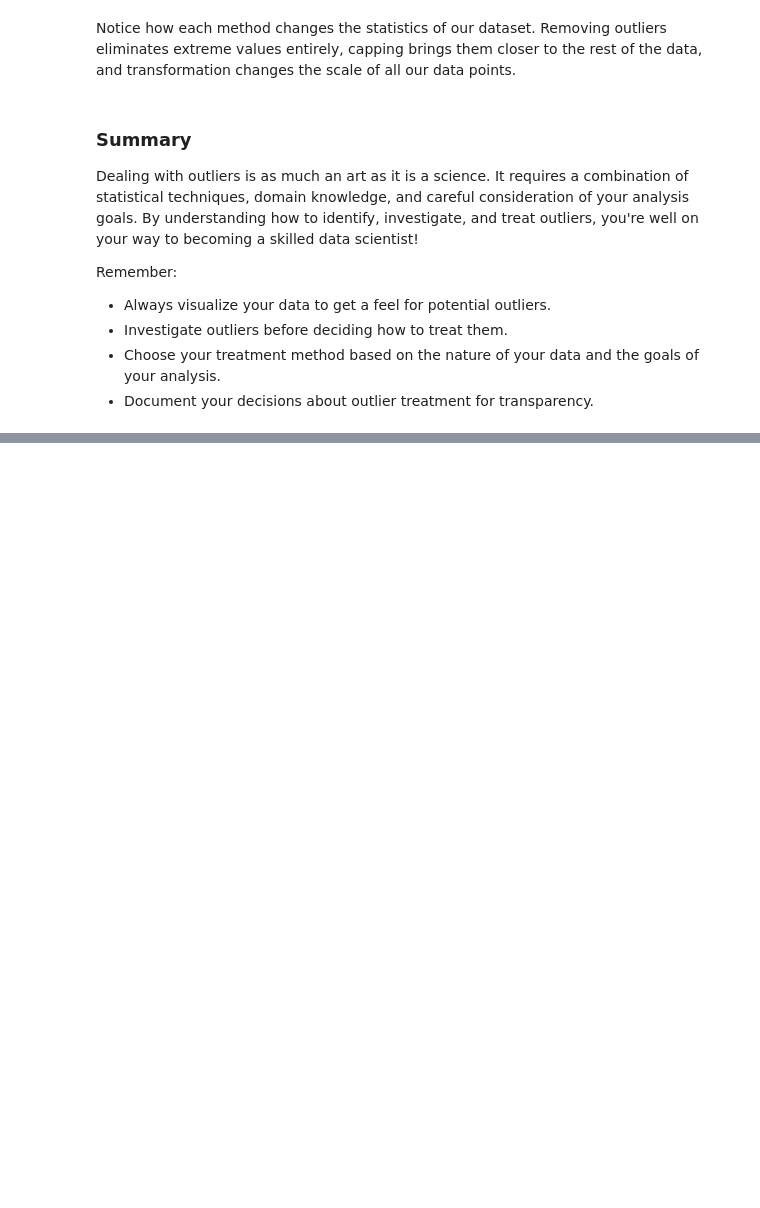
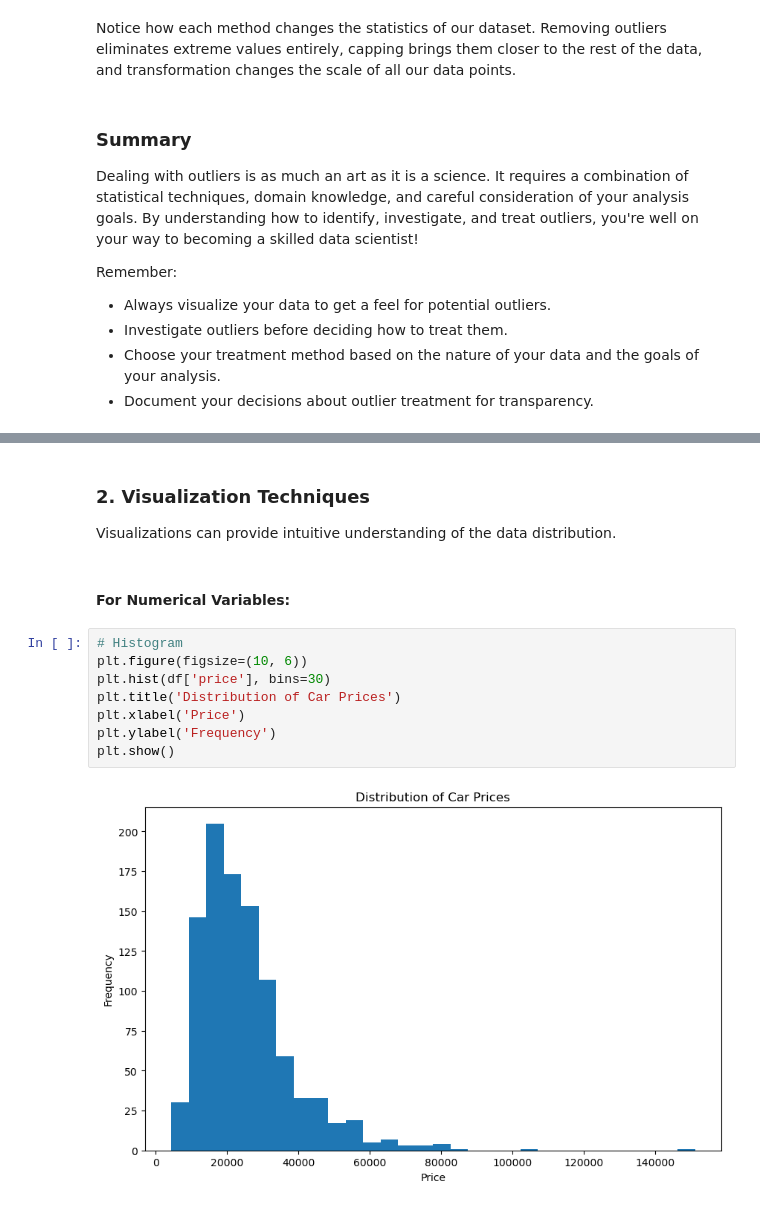
Before and after one commit to drjodyannjones/mdsi_python_seminar_11122023, a Jupyter notebook: exploratory_data_analysis/eda.ipynb, the cells around one changed output, grey strips where cells are left out. Saved outputs shown, nothing was run; the diff lists cells and outputs as text; blank space fills up the shorter version.

```diff
--- a/exploratory_data_analysis/eda.ipynb
+++ b/exploratory_data_analysis/eda.ipynb
@@ -700,0 +840,16 @@ Remember:
+# %% [markdown]
+### 2. Visualization Techniques
+
+Visualizations can provide intuitive understanding of the data distribution.
+# %% [markdown]
+#### For Numerical Variables:
+# %%
+# Histogram
+plt.figure(figsize=(10, 6))
+plt.hist(df['price'], bins=30)
+plt.title('Distribution of Car Prices')
+plt.xlabel('Price')
+plt.ylabel('Frequency')
+plt.show()
+# %% [output]
+[figure, added]
```
Also changed, not shown: parts of 14 cells of this notebook, 1 other file.
